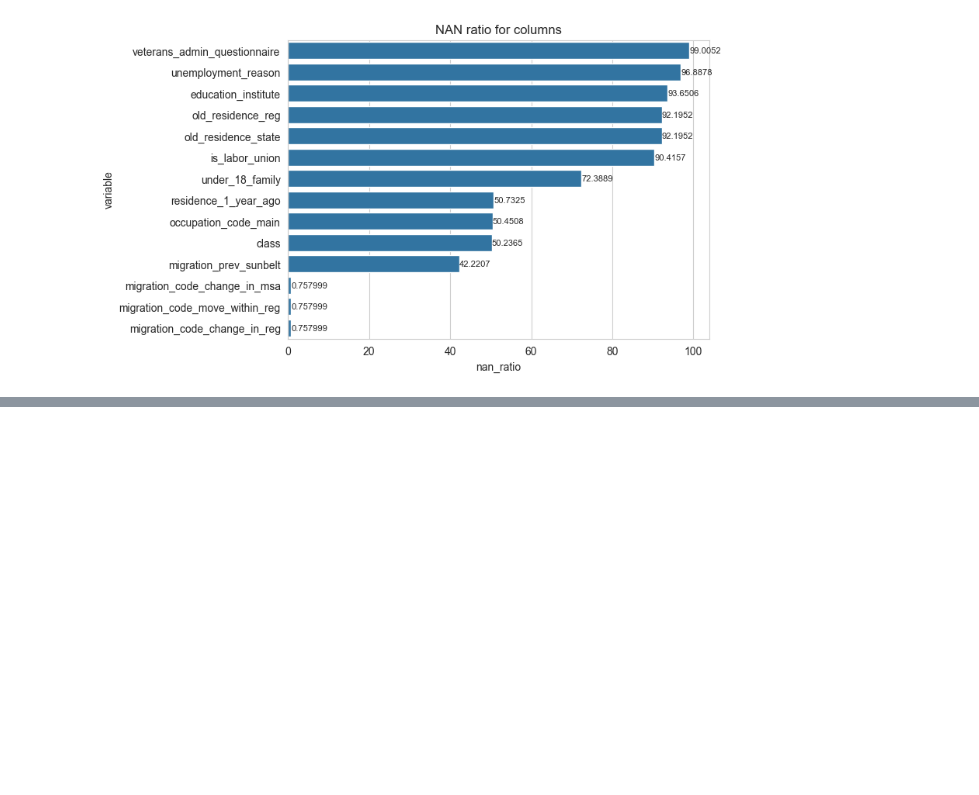
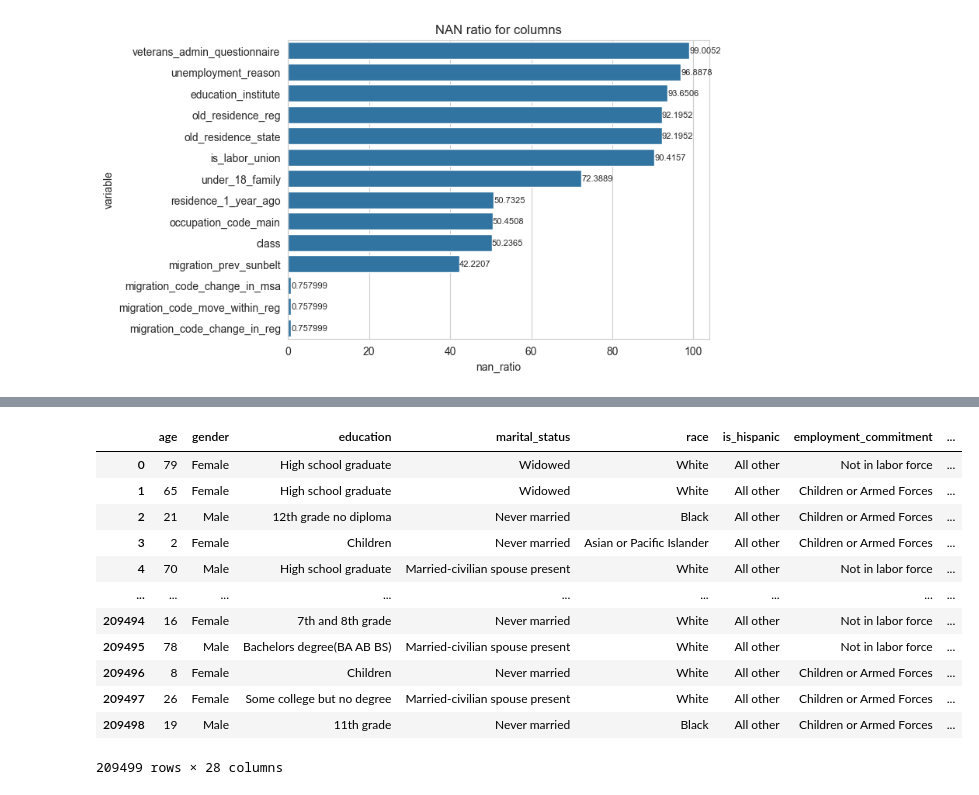
Before and after one commit to hanksnowdon/DataMiningProject, a Jupyter notebook: notebooks/02_Preprocessing.ipynb, the cells around one changed output, grey strips where cells are left out. Saved outputs shown, nothing was run; the diff lists cells and outputs as text; code cells hidden in the pictures; blank space fills up the shorter version.

```diff
--- a/notebooks/02_Preprocessing.ipynb
+++ b/notebooks/02_Preprocessing.ipynb
@@ -66,0 +103,20 @@ data_wo_nan
+# %%
+column_to_drop = df_qmark.loc[df_qmark.qmark_ratio>40,].variable.values
+# %%
+data_wo_nan_qm = data_wo_nan.drop(column_to_drop, axis=1)
+# %%
+data_wo_nan_qm
+# %% [output]
+|  | age | gender | education | marital_status | race | is_hispanic | employment_commitment | ... |
+| 0 | 79 | Female | High school graduate | Widowed | White | All other | Not in labor force | ... |
+| 1 | 65 | Female | High school graduate | Widowed | White | All other | Children or Armed Forces | ... |
+| 2 | 21 | Male | 12th grade no diploma | Never married | Black | All other | Children or Armed Forces | ... |
+| 3 | 2 | Female | Children | Never married | Asian or Pacific Islander | All other | Children or Armed Forces | ... |
+| 4 | 70 | Male | High school graduate | Married-civilian spouse present | White | All other | Not in labor force | ... |
+| ... | ... | ... | ... | ... | ... | ... | ... | ... |
+| 209494 | 16 | Female | 7th and 8th grade | Never married | White | All other | Not in labor force | ... |
+| 209495 | 78 | Male | Bachelors degree(BA AB BS) | Married-civilian spouse present | White | All other | Not in labor force | ... |
+| 209496 | 8 | Female | Children | Never married | White | All other | Children or Armed Forces | ... |
+| 209497 | 26 | Female | Some college but no degree | Married-civilian spouse present | White | All other | Children or Armed Forces | ... |
+| 209498 | 19 | Male | 11th grade | Never married | Black | All other | Children or Armed Forces | ... |
+209499 rows × 28 columns
```
Also changed, not shown: parts of 9 cells of this notebook, 4 other files.
